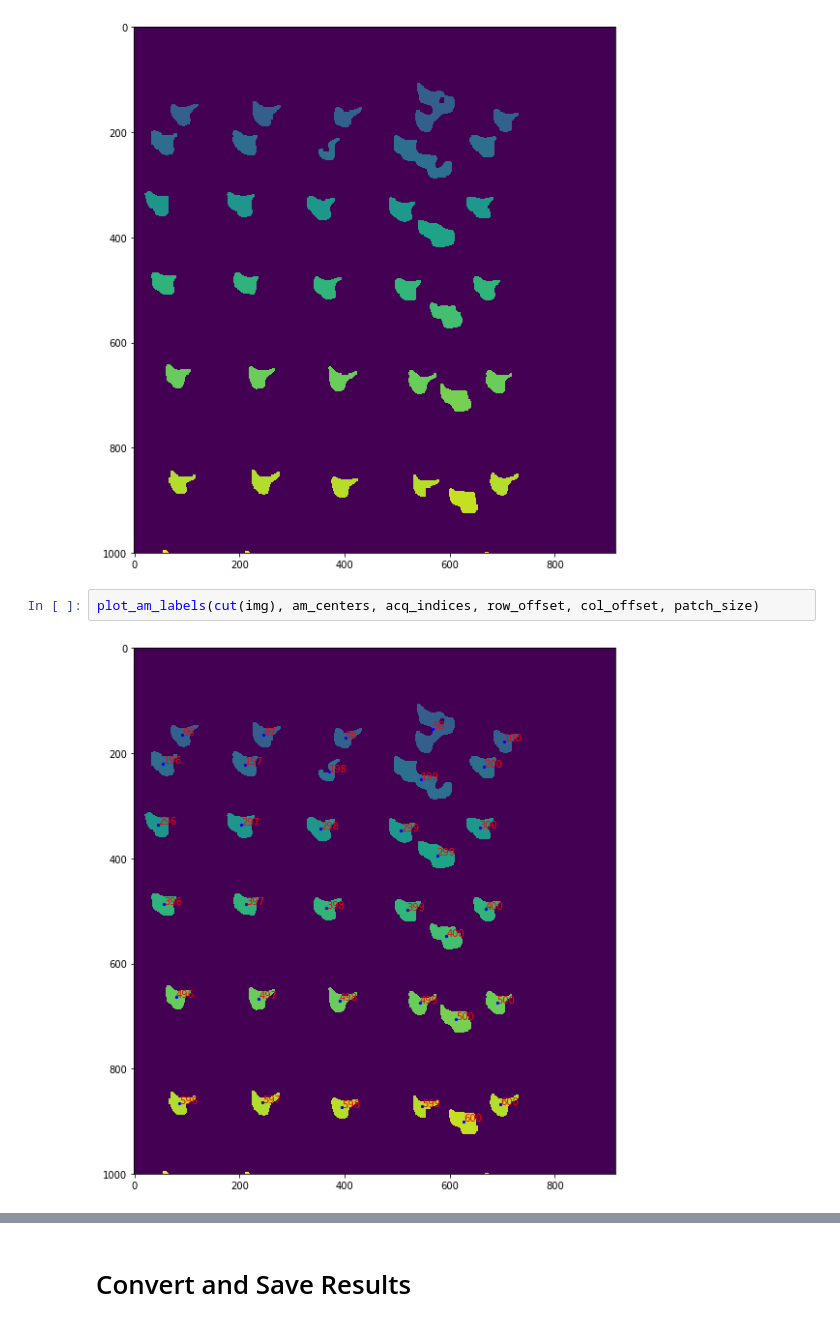
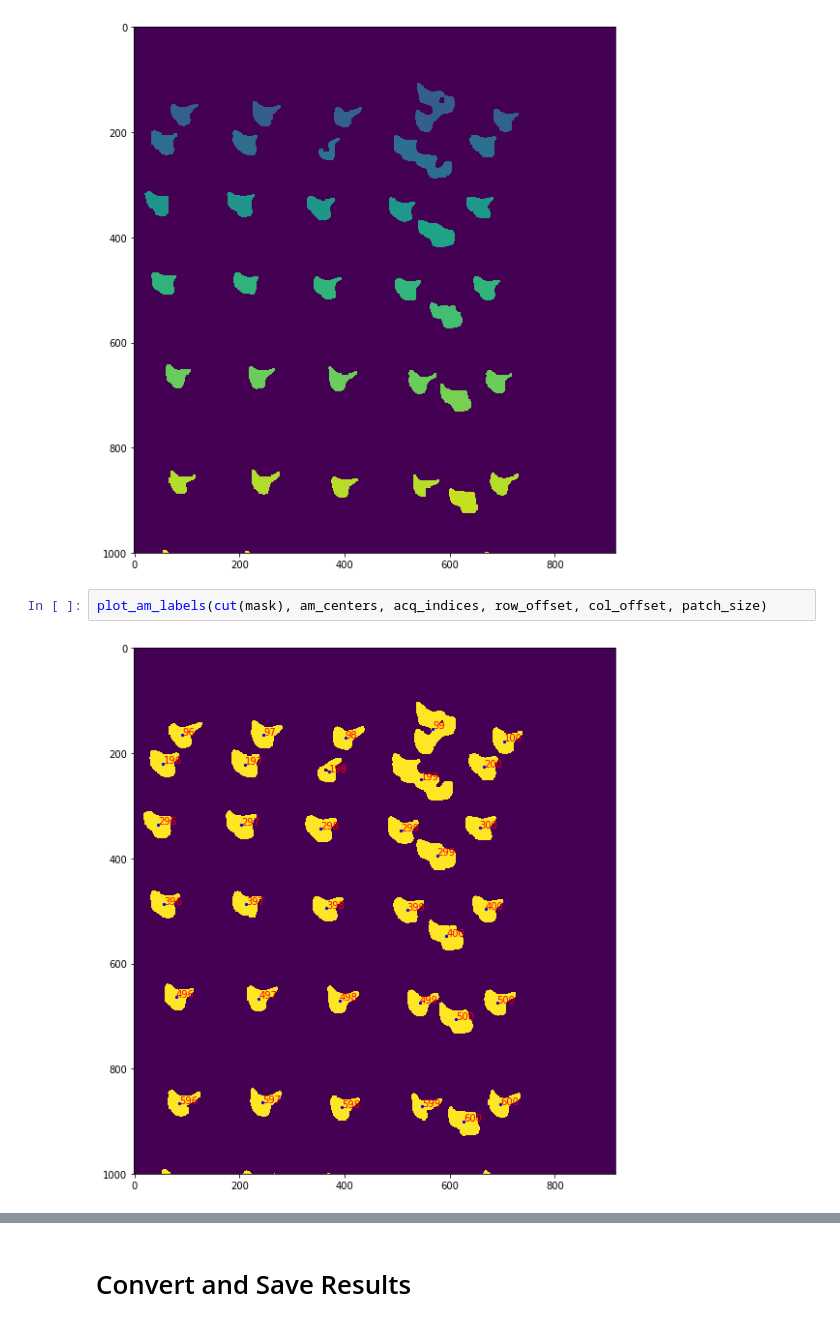
Before and after one commit to intsco/am-segmentation, a Jupyter notebook: am-registration.ipynb, the cells around one changed output, grey strips where cells are left out. Saved outputs shown, nothing was run; the diff lists cells and outputs as text.

```diff
--- a/am-registration.ipynb
+++ b/am-registration.ipynb
@@ -192,7 +192,7 @@ plot_image(cut(img))
 <matplotlib.axes._subplots.AxesSubplot at 0x...>
 [figure]
 # %%
-plot_am_labels(cut(img), am_centers, acq_indices, row_offset, col_offset, patch_size)
+plot_am_labels(cut(mask), am_centers, acq_indices, row_offset, col_offset, patch_size)
 # %% [output]
-[figure, old version]
+[figure, new version]
 # %%
```
Also changed, not shown: parts of 2 cells of this notebook, 10 other files.
